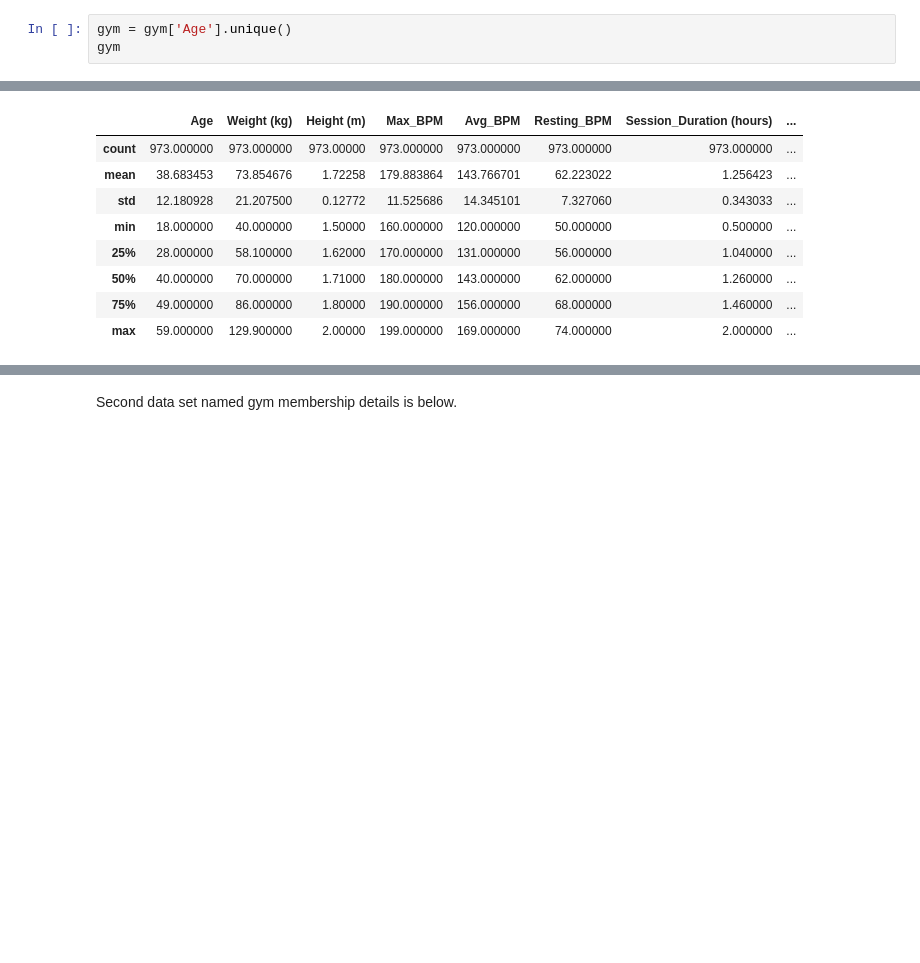
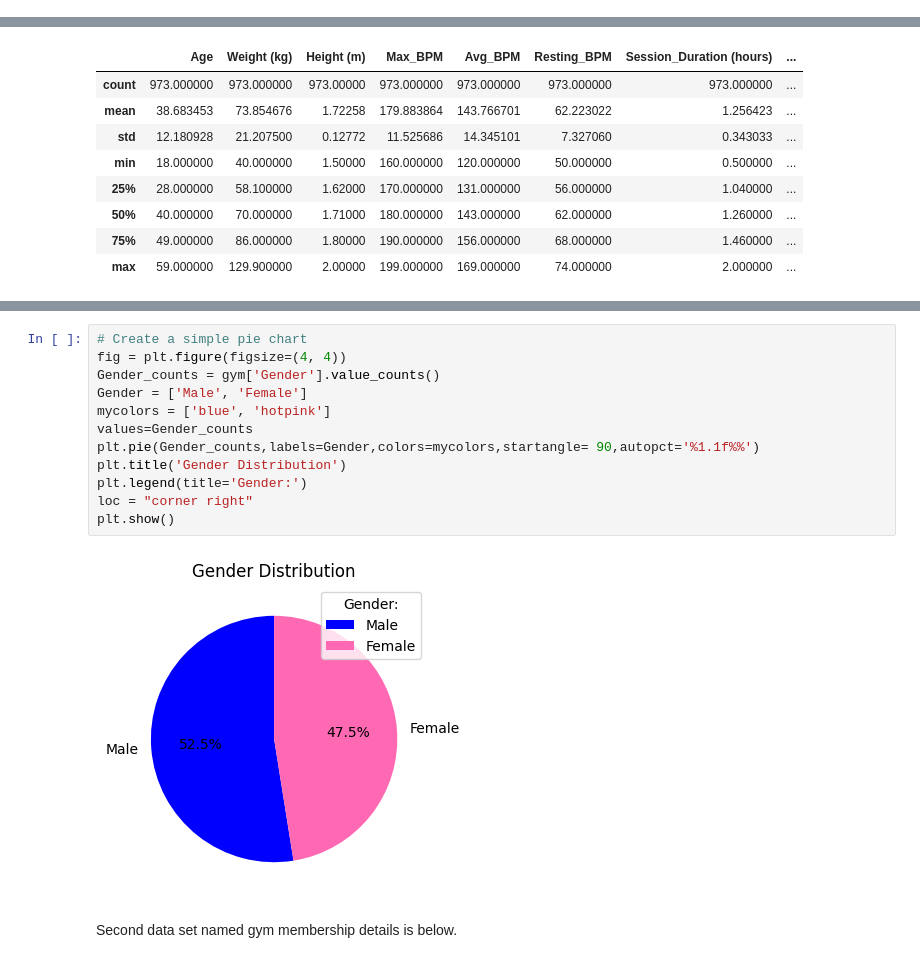
Before and after one commit to Pratikpant2020/Comprehensive-analysis-of-Gym-membership-and-Gym-members-exercise, a Jupyter notebook: gym.ipynb, the cells around one changed output, grey strips where cells are left out. Saved outputs shown, nothing was run; the diff lists cells and outputs as text; blank space fills up the shorter version.

Commit message:
create pie chart

```diff
--- a/gym.ipynb
+++ b/gym.ipynb
@@ -114,6 +100,3 @@ Workout_Frequency (days/week)      int64
 Experience_Level                   int64
 BMI                              float64
 dtype: object
-# %%
-gym = gym['Age'].unique()
-gym
@@ -168,3 +151,17 @@ sorted_gym.to_csv('gym.csv', index=False)
+# %%
+# Create a simple pie chart
+fig = plt.figure(figsize=(4, 4))
+Gender_counts = gym['Gender'].value_counts()
+Gender = ['Male', 'Female']
+mycolors = ['blue', 'hotpink']
+values=Gender_counts
+plt.pie(Gender_counts,labels=Gender,colors=mycolors,startangle= 90,autopct='%1.1f%%')
+plt.title('Gender Distribution')
+plt.legend(title='Gender:')
+loc = "corner right"
+plt.show()
+# %% [output]
+[figure, added]
 # %% [markdown]
 Second data set named gym membership details is below.
 # %%
```
Also changed, not shown: parts of 27 cells of this notebook, 2 other files.
